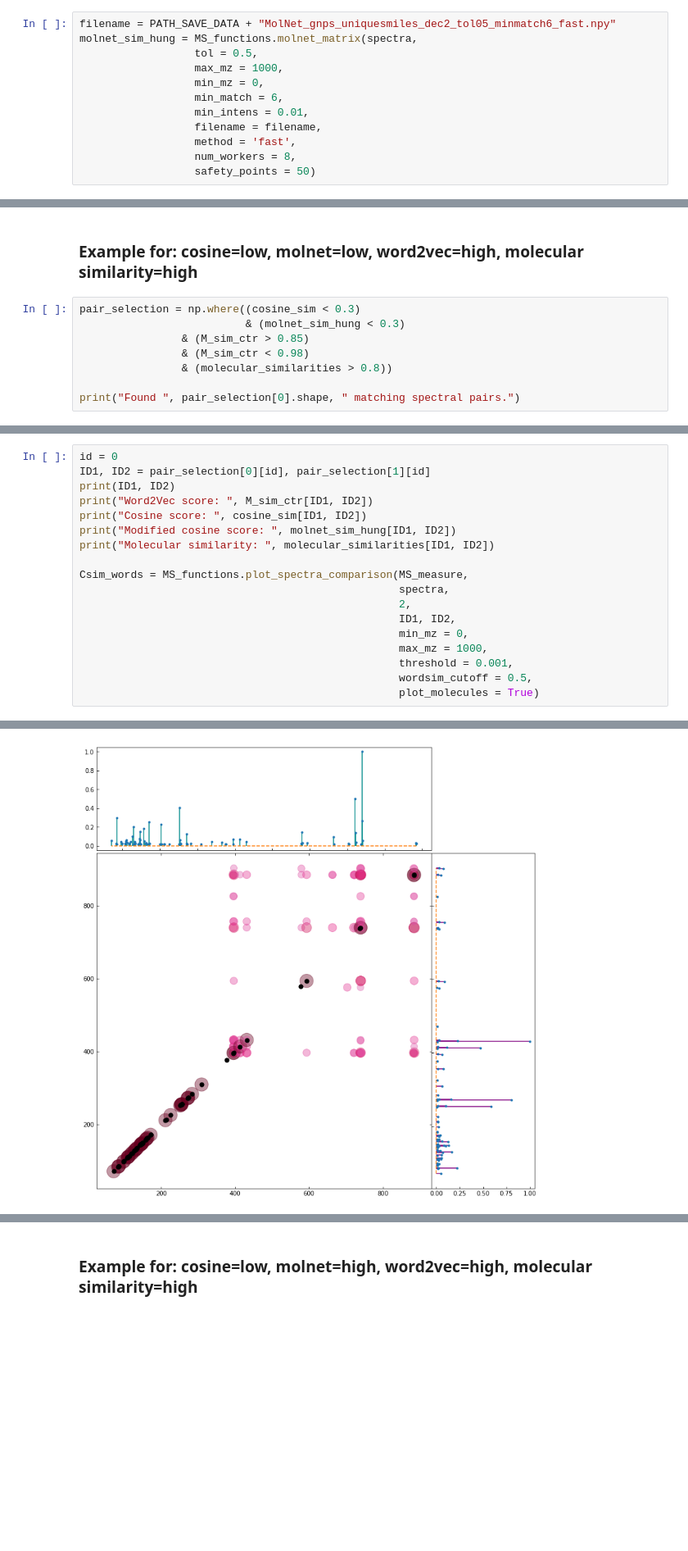
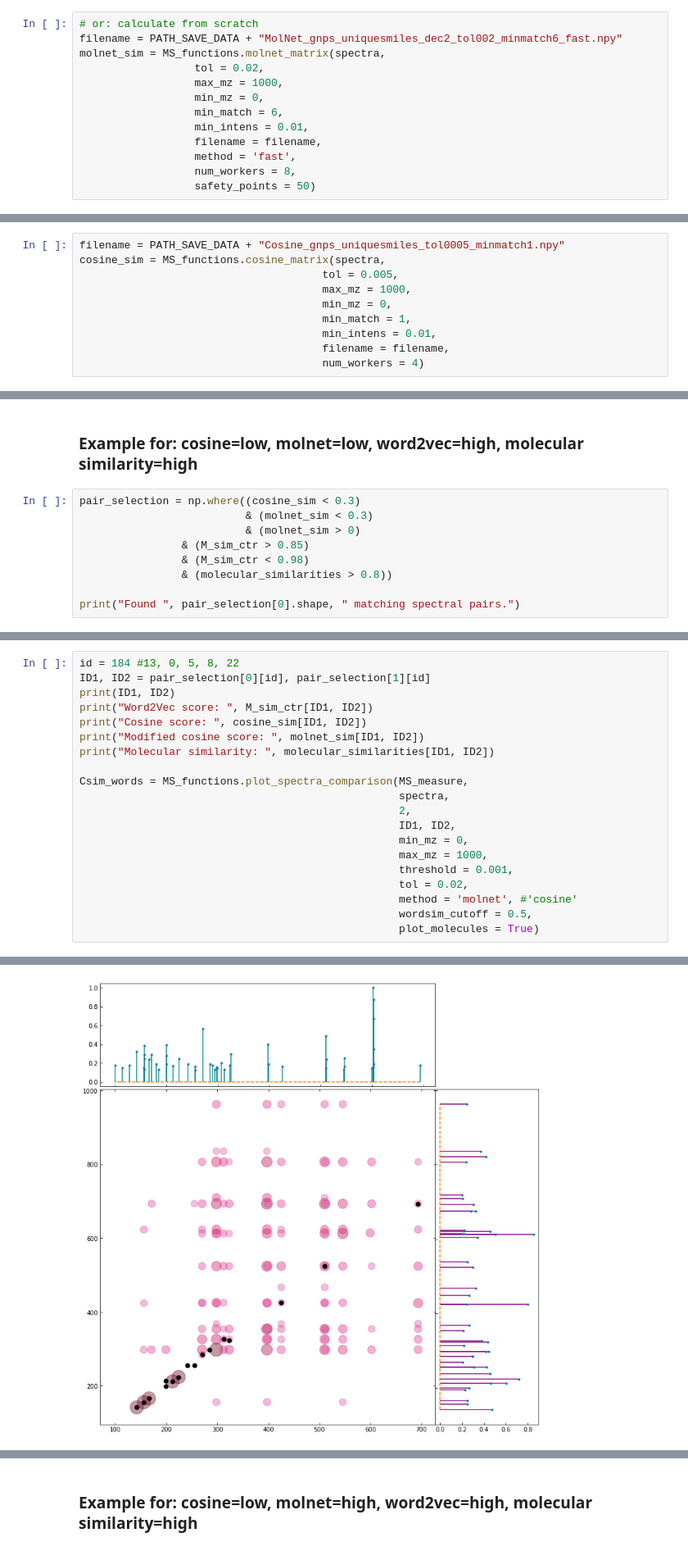
Before and after one commit to florian-huber/SeSiMe, a Jupyter notebook: notebooks/SeSiMe_MS_gnps_unique_smiles_in-depth_examples.ipynb, the cells around one changed output, grey strips where cells are left out. Shown at 82% size. Drawn from its saved outputs; the diff is of its cells as text; blank space fills up the shorter version.

```diff
--- a/notebooks/SeSiMe_MS_gnps_unique_smiles_in-depth_examples.ipynb
+++ b/notebooks/SeSiMe_MS_gnps_unique_smiles_in-depth_examples.ipynb
@@ -119,7 +122,8 @@ Complete MolNet similarity scores found and loaded.
 # %%
-filename = PATH_SAVE_DATA + "MolNet_gnps_uniquesmiles_dec2_tol05_minmatch6_fast.npy"
-molnet_sim_hung = MS_functions.molnet_matrix(spectra,
-                  tol = 0.5,
+# or: calculate from scratch
+filename = PATH_SAVE_DATA + "MolNet_gnps_uniquesmiles_dec2_tol002_minmatch6_fast.npy"
+molnet_sim = MS_functions.molnet_matrix(spectra,
+                  tol = 0.02,
                   max_mz = 1000,
                   min_mz = 0,
                   min_match = 6,
@@ -217,0 +224,10 @@ Calculate pairwise cosine scores by  4 number of workers.
+# %%
+filename = PATH_SAVE_DATA + "Cosine_gnps_uniquesmiles_tol0005_minmatch1.npy"
+cosine_sim = MS_functions.cosine_matrix(spectra,
+                                      tol = 0.005,
+                                      max_mz = 1000,
+                                      min_mz = 0,
+                                      min_match = 1,
+                                      min_intens = 0.01,
+                                      filename = filename,
+                                      num_workers = 4)
@@ -300,7 +369,8 @@ Molecular similarity:  0.1889763779527559
 ### Example for: cosine=low, molnet=low, word2vec=high, molecular similarity=high
 # %%
 pair_selection = np.where((cosine_sim < 0.3)
-                          & (molnet_sim_hung < 0.3)
+                          & (molnet_sim < 0.3)
+                          & (molnet_sim > 0)
                 & (M_sim_ctr > 0.85)
                 & (M_sim_ctr < 0.98)
                 & (molecular_similarities > 0.8))
@@ -311,10 +381,10 @@ Found  (782,)  matching spectral pairs.
 # %%
-id = 0
+id = 184 #13, 0, 5, 8, 22
 ID1, ID2 = pair_selection[0][id], pair_selection[1][id]
 print(ID1, ID2)
 print("Word2Vec score: ", M_sim_ctr[ID1, ID2])
 print("Cosine score: ", cosine_sim[ID1, ID2])
-print("Modified cosine score: ", molnet_sim_hung[ID1, ID2])
+print("Modified cosine score: ", molnet_sim[ID1, ID2])
 print("Molecular similarity: ", molecular_similarities[ID1, ID2])
 
 Csim_words = MS_functions.plot_spectra_comparison(MS_measure,
@@ -324,6 +394,8 @@ Csim_words = MS_functions.plot_spectra_comparison(MS_measure,
                                                   min_mz = 0,
                                                   max_mz = 1000,
                                                   threshold = 0.001,
+                                                  tol = 0.02,
+                                                  method = 'molnet', #'cosine'
                                                   wordsim_cutoff = 0.5,
                                                   plot_molecules = True)
 # %% [output]
@@ -335,2 +407,2 @@ Molecular similarity:  0.8673684210526316
   Created documents for  2  of  2  spectra.
-[figure, old version]
+[figure, new version]
```
Also changed, not shown: parts of 18 cells of this notebook.
